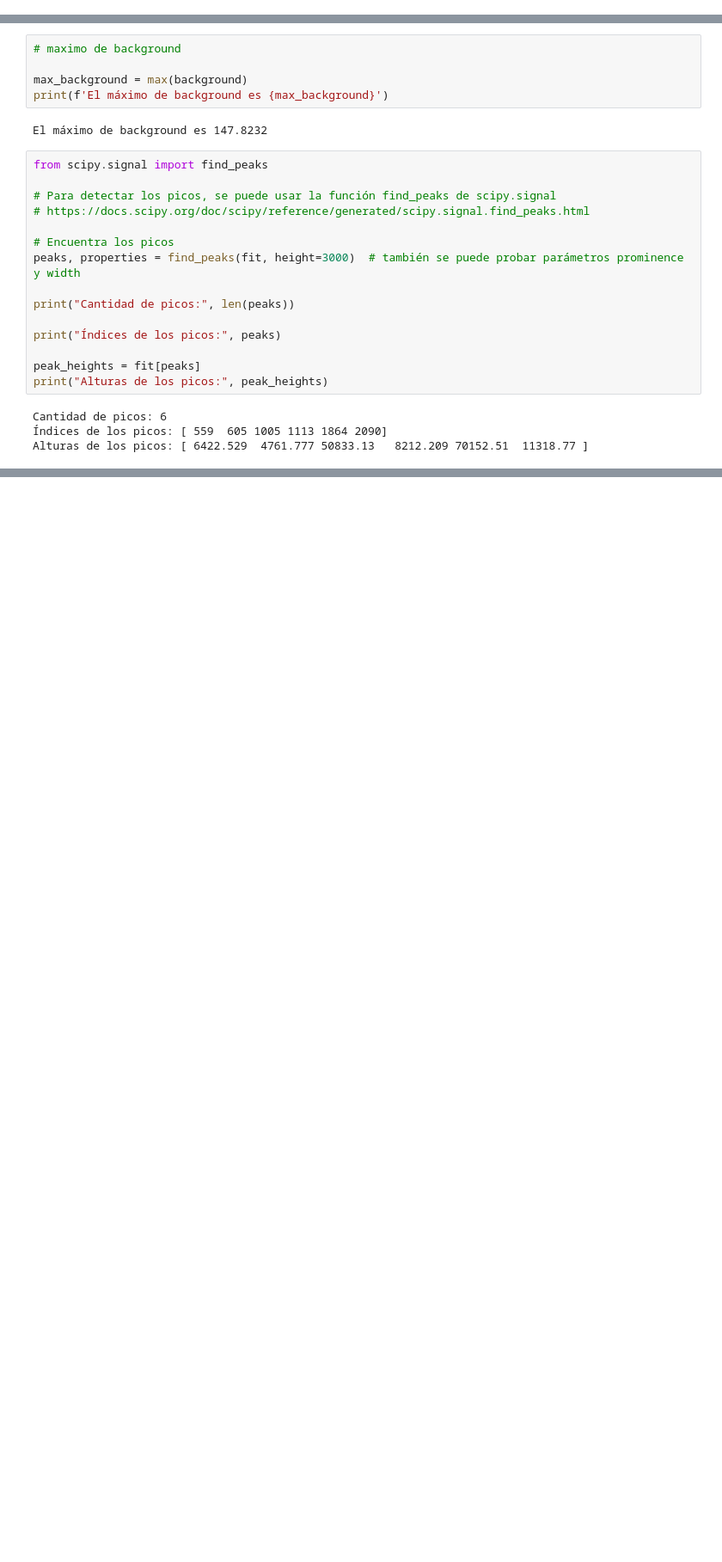
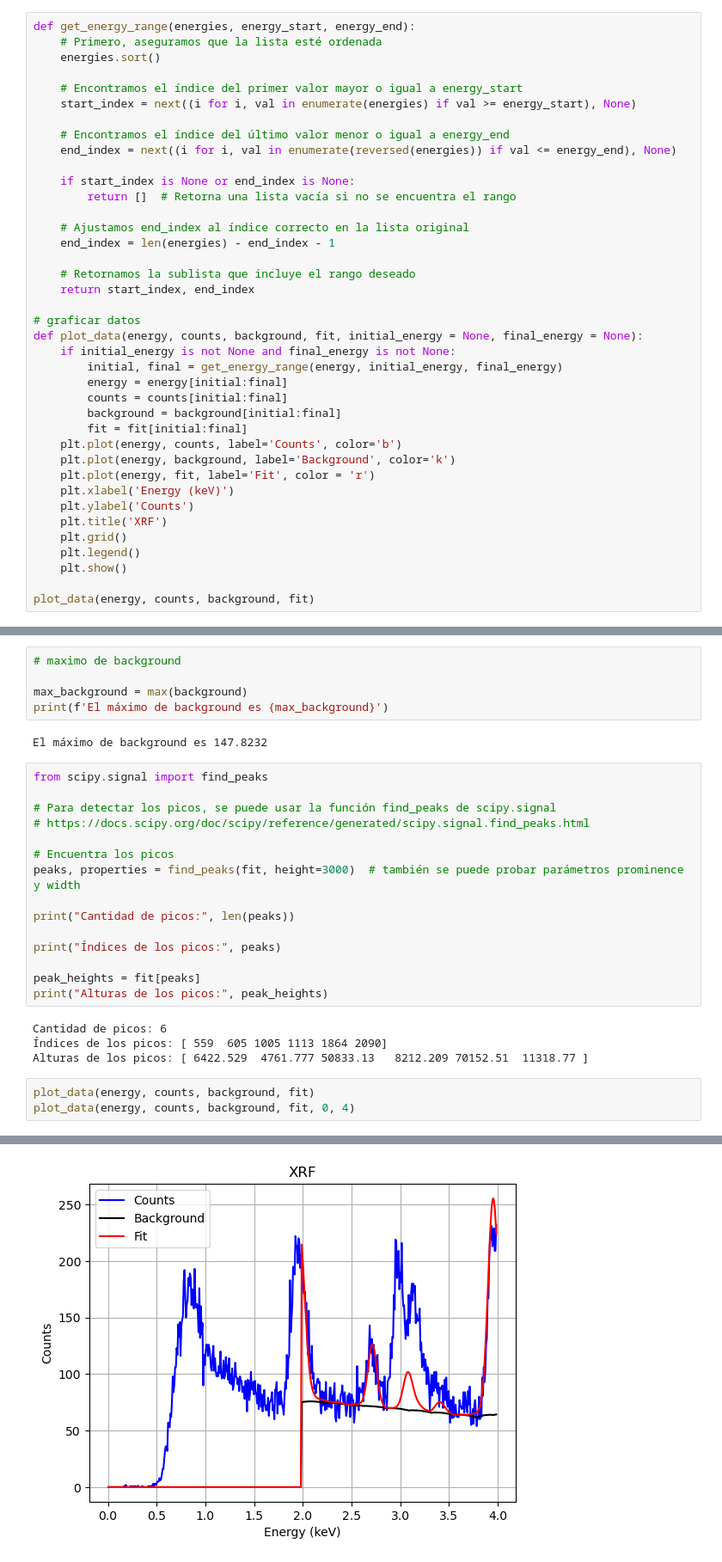
Before and after one commit to eduardoh27/Core-Level-Spectroscopy, a Jupyter notebook: Taller 3/read_data.ipynb, the cells around one changed output, grey strips where cells are left out. Shown at 86% size. Drawn from its saved outputs; the diff is of its cells as text; blank space fills up the shorter version.

Commit message:
energy ranges

```diff
--- a/Taller 3/read_data.ipynb
+++ b/Taller 3/read_data.ipynb
@@ -68,0 +53,39 @@ plot_data(energy, counts, background, fit)
+# %%
+def get_energy_range(energies, energy_start, energy_end):
+    # Primero, aseguramos que la lista esté ordenada
+    energies.sort()
+
+    # Encontramos el índice del primer valor mayor o igual a energy_start
+    start_index = next((i for i, val in enumerate(energies) if val >= energy_start), None)
+
+    # Encontramos el índice del último valor menor o igual a energy_end
+    end_index = next((i for i, val in enumerate(reversed(energies)) if val <= energy_end), None)
+
+    if start_index is None or end_index is None:
+        return []  # Retorna una lista vacía si no se encuentra el rango
+
+    # Ajustamos end_index al índice correcto en la lista original
+    end_index = len(energies) - end_index - 1
+
+    # Retornamos la sublista que incluye el rango deseado
+    return start_index, end_index
+
+# graficar datos
+def plot_data(energy, counts, background, fit, initial_energy = None, final_energy = None):
+    if initial_energy is not None and final_energy is not None:
+        initial, final = get_energy_range(energy, initial_energy, final_energy)
+        energy = energy[initial:final]
+        counts = counts[initial:final]
+        background = background[initial:final]
+        fit = fit[initial:final]
+    plt.plot(energy, counts, label='Counts', color='b')
+    plt.plot(energy, background, label='Background', color='k')
+    plt.plot(energy, fit, label='Fit', color = 'r')
+    plt.xlabel('Energy (keV)')
+    plt.ylabel('Counts')
+    plt.title('XRF')
+    plt.grid()
+    plt.legend()
+    plt.show()
+
+plot_data(energy, counts, background, fit)
@@ -92,3 +117,7 @@ print("Alturas de los picos:", peak_heights)
 Cantidad de picos: 6
 Índices de los picos: [ 559  605 1005 1113 1864 2090]
 Alturas de los picos: [ 6422.529  4761.777 50833.13   8212.209 70152.51  11318.77 ]
+# %%
+plot_data(energy, counts, background, fit)
+plot_data(energy, counts, background, fit, 0, 4)
+# %% [output]
@@ -94,0 +125 @@ Alturas de los picos: [ 6422.529  4761.777 50833.13   8212.209 70152.51  11318.7
+[figure, added]
```
Also changed, not shown: parts of 3 cells of this notebook.
